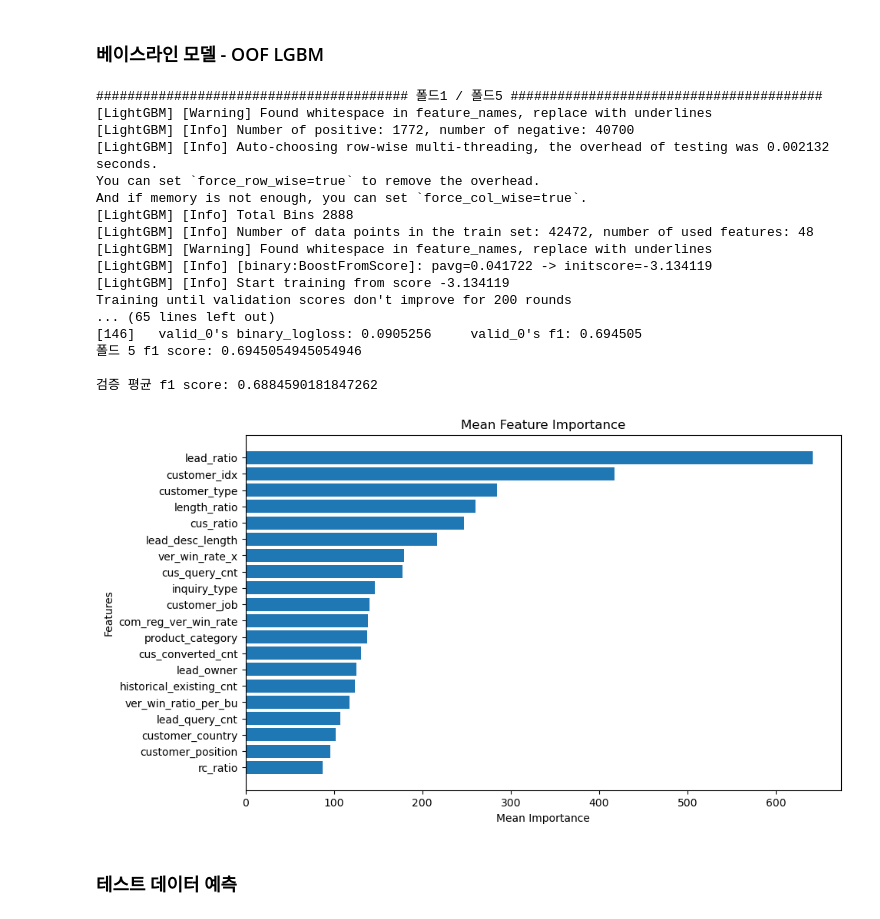
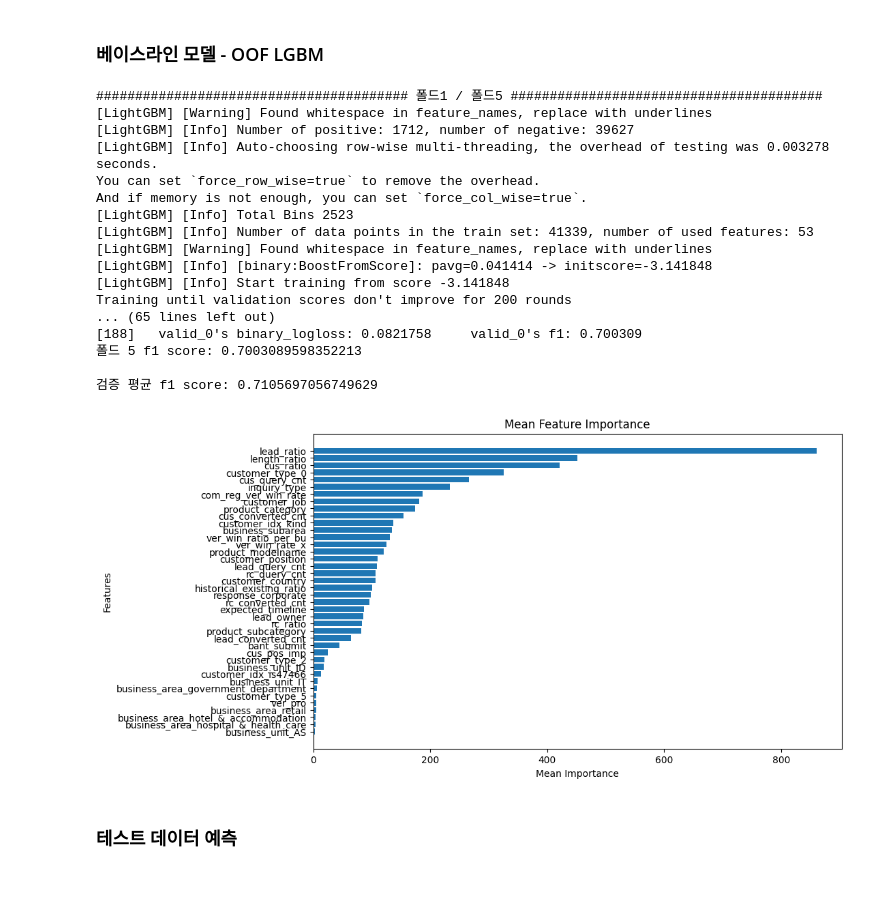
Before and after one commit to minmaxHong/aimers, a Jupyter notebook: 박석우/code_0213.ipynb, the cells around one changed output. Saved outputs shown, nothing was run; the diff lists cells and outputs as text; code cells hidden in the pictures; blank space fills up the shorter version.

```diff
--- a/박석우/code_0213.ipynb
+++ b/박석우/code_0213.ipynb
@@ -550,3 +761,12 @@ df_test['length_ratio'] = df_test['bant_submit']*df_test['lead_desc_length']
+# %%
+def cus_pos_imp(x) :
+    if x in ['ceo/founder', 'director', 'leader', 'manager', 'c-level executive', 'vice presidnet', 'partner', 'associate/analyst']:
+        return 1
+    elif x in ['entry level', 'trainee'] :
+        return 0
+
+df_train['cus_pos_imp'] = df_train['customer_position'].apply(cus_pos_imp)
+df_test['cus_pos_imp'] = df_test['customer_position'].apply(cus_pos_imp)
 # %% [markdown]
 파생 변수 추가 후 크기
 # %%
@@ -579,19 +800,19 @@ drop_columns=[
         # 'customer_country',
         # 'business_unit',
         # 'com_reg_ver_win_rate',
-        # 'customer_idx',
+        'customer_idx',
         # 'customer_type',
-        # 'enterprise',
-        # 'historical_existing_cnt',
+        'enterprise',
+        'historical_existing_cnt',
         'id_strategic_ver',
         'it_strategic_ver',
         # 'idit_strategic_ver',
         # 'customer_job',
-        # 'lead_desc_length',
+        'lead_desc_length',
         # 'inquiry_type',
         # 'product_category',
-        'product_subcategory',
-        'product_modelname',
+        # 'product_subcategory',
+        # 'product_modelname',
         'customer_country.1',
         # 'customer_position',
         # 'response_corporate',
@@ -601,7 +822,7 @@ drop_columns=[
         # 'ver_win_rate_x',
         # 'ver_win_ratio_per_bu',
         # 'business_area',
-        'business_subarea',
+        # 'business_subarea',
         # 'lead_owner',
         # 'is_converted',
         # 'cus_query_cnt',
@@ -667,6 +888,7 @@ label_columns = [
     "customer_position",
     "response_corporate",
     "expected_timeline",
+    'customer_idx_kind'
 ]
 
 #원핫 인코딩할 칼럼들
@@ -675,7 +897,7 @@ one_hot_columns=[
     # "business_subarea",
     "business_area",
     "business_unit",
-    # "customer_type",
+    "customer_type",
     "enterprise",
     # "customer_job",
     # "inquiry_type",
@@ -690,5 +912,9 @@ one_hot_columns=[
 for col in label_columns:
     if col in df_all.columns:
         df_all[col] = label_encoding(df_all[col])
-
-df_all = pd.get_dummies(df_all, columns=one_hot_columns)
+one_hot_real_columns = one_hot_columns.copy()
+for col in one_hot_columns:
+    if col not in df_all.columns:
+        one_hot_real_columns.remove(col)
+        print(col)
+df_all = pd.get_dummies(df_all, columns=one_hot_real_columns)
@@ -732,7 +960,7 @@ params={
     'learning_rate':0.005,
     "random_state":0,
     "early_stopping_rounds":200,
-    "scale_pos_weight": 24
+    "scale_pos_weight": 10
 }
 
 f1_score_lgb_list=[]
@@ -762,41 +990,41 @@ for idx, (train_idx, valid_idx) in enumerate(folds.split(X_train, y_train)):
     feature_importance_lgb_list.append(lgb_model.feature_importance())
 
 print(f'검증 평균 f1 score: {np.mean(f1_score_lgb_list)}')
-# 검증 평균 f1 score:  0.7694154228409034
+# 검증 평균 f1 score: 0.6872572592159079
 # %% [output]
 ######################################## 폴드1 / 폴드5 ########################################
 [LightGBM] [Warning] Found whitespace in feature_names, replace with underlines
-[LightGBM] [Info] Number of positive: 1772, number of negative: 40700
-[LightGBM] [Info] Auto-choosing row-wise multi-threading, the overhead of testing was 0.002132 seconds.
+[LightGBM] [Info] Number of positive: 1712, number of negative: 39627
+[LightGBM] [Info] Auto-choosing row-wise multi-threading, the overhead of testing was 0.003278 seconds.
 You can set `force_row_wise=true` to remove the overhead.
 And if memory is not enough, you can set `force_col_wise=true`.
-[LightGBM] [Info] Total Bins 2888
-[LightGBM] [Info] Number of data points in the train set: 42472, number of used features: 48
+[LightGBM] [Info] Total Bins 2523
+[LightGBM] [Info] Number of data points in the train set: 41339, number of used features: 53
 [LightGBM] [Warning] Found whitespace in feature_names, replace with underlines
-[LightGBM] [Info] [binary:BoostFromScore]: pavg=0.041722 -> initscore=-3.134119
-[LightGBM] [Info] Start training from score -3.134119
+[LightGBM] [Info] [binary:BoostFromScore]: pavg=0.041414 -> initscore=-3.141848
+[LightGBM] [Info] Start training from score -3.141848
 Training until validation scores don't improve for 200 rounds
 ... (65 lines left out)
-[146]   valid_0's binary_logloss: 0.0905256     valid_0's f1: 0.694505
-폴드 5 f1 score: 0.6945054945054946
+[188]   valid_0's binary_logloss: 0.0821758     valid_0's f1: 0.700309
+폴드 5 f1 score: 0.7003089598352213
 
-검증 평균 f1 score: 0.6884590181847262
+검증 평균 f1 score: 0.7105697056749629
 # %%
 # 특징 중요도와 특징 이름을 정렬
-top_features = 20
+top_features = 40
 sorted_indices = np.argsort(-np.mean(feature_importance_lgb_list, axis=0))[::-1]
 sorted_feature_names = [lgb_model.feature_name()[i] for i in sorted_indices][-top_features:]
 sorted_mean_importance = np.mean(feature_importance_lgb_list, axis=0)[sorted_indices][-top_features:]
 
 # 바 차트 그리기
 plt.figure(figsize=(10, 6))
 plt.barh(sorted_feature_names, sorted_mean_importance)
 plt.xlabel('Mean Importance')
 plt.ylabel('Features')
 plt.title('Mean Feature Importance')
 plt.show()
 # %% [output]
-[figure, old version]
+[figure, new version]
 # %% [markdown]
 ### 테스트 데이터 예측
 # %%
```
Also changed, not shown: parts of 24 cells of this notebook.
